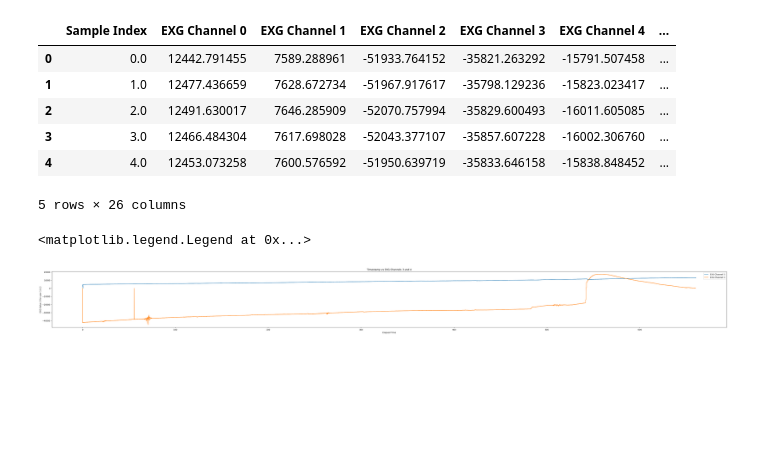
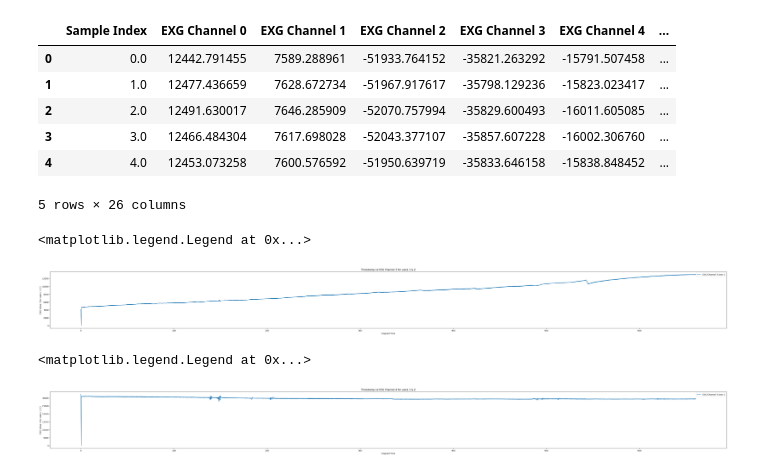
Before and after one commit to hdeavila1992/Robot_Human_Interfase_v0, a Jupyter notebook: notebooks/VisualizeData.ipynb, the cells around one changed output. Cells and saved outputs as stored; diff of their text form; code cells hidden in the pictures; blank space fills up the shorter version.

Commit message:
Plotting EXG 3 & 4 User 1 while I User 2 not

```diff
--- a/notebooks/VisualizeData.ipynb
+++ b/notebooks/VisualizeData.ipynb
@@ -82,12 +82,23 @@ display(df3.head())
 5 rows × 26 columns
 # %%
 fig, ax = plt.subplots(figsize=(60, 5))
-ax.set_title("Timestamp vs EXG Channels 3 and 4")
-ax.plot(df1['Elapsed Time'], df1['EXG Channel 3'], label='EXG Channel 3')
-ax.plot(df2['Elapsed Time'], df2['EXG Channel 3'], label='EXG Channel 3')
+ax.set_title("Timestamp vs EXG Channel 3 for users 1 & 2")
+ax.plot(df1['Elapsed Time'], df1['EXG Channel 3'], label='EXG Channel 3 User 1')
+#ax.plot(df2['Elapsed Time'], df2['EXG Channel 3'], label='EXG Channel 3 User 2')
 ax.set_xlabel("Elapsed Time")
-ax.set_ylabel("EXG Value 3 for user 1 & 2")
+ax.set_ylabel("EXG Value 3 for users 1 & 2")
 ax.legend()
 # %% [output]
 <matplotlib.legend.Legend at 0x...>
-[figure, old version]
+[figure, new version]
+# %%
+fig, ax = plt.subplots(figsize=(60, 5))
+ax.set_title("Timestamp vs EXG Channel 4 for users 1 & 2")
+ax.plot(df1['Elapsed Time'], df1['EXG Channel 4'], label='EXG Channel 4 User 1')
+#ax.plot(df2['Elapsed Time'], df2['EXG Channel 4'], label='EXG Channel 34User 2')
+ax.set_xlabel("Elapsed Time")
+ax.set_ylabel("EXG Value 4 for users 1 & 2")
+ax.legend()
+# %% [output]
+<matplotlib.legend.Legend at 0x...>
+[figure, added]
```
